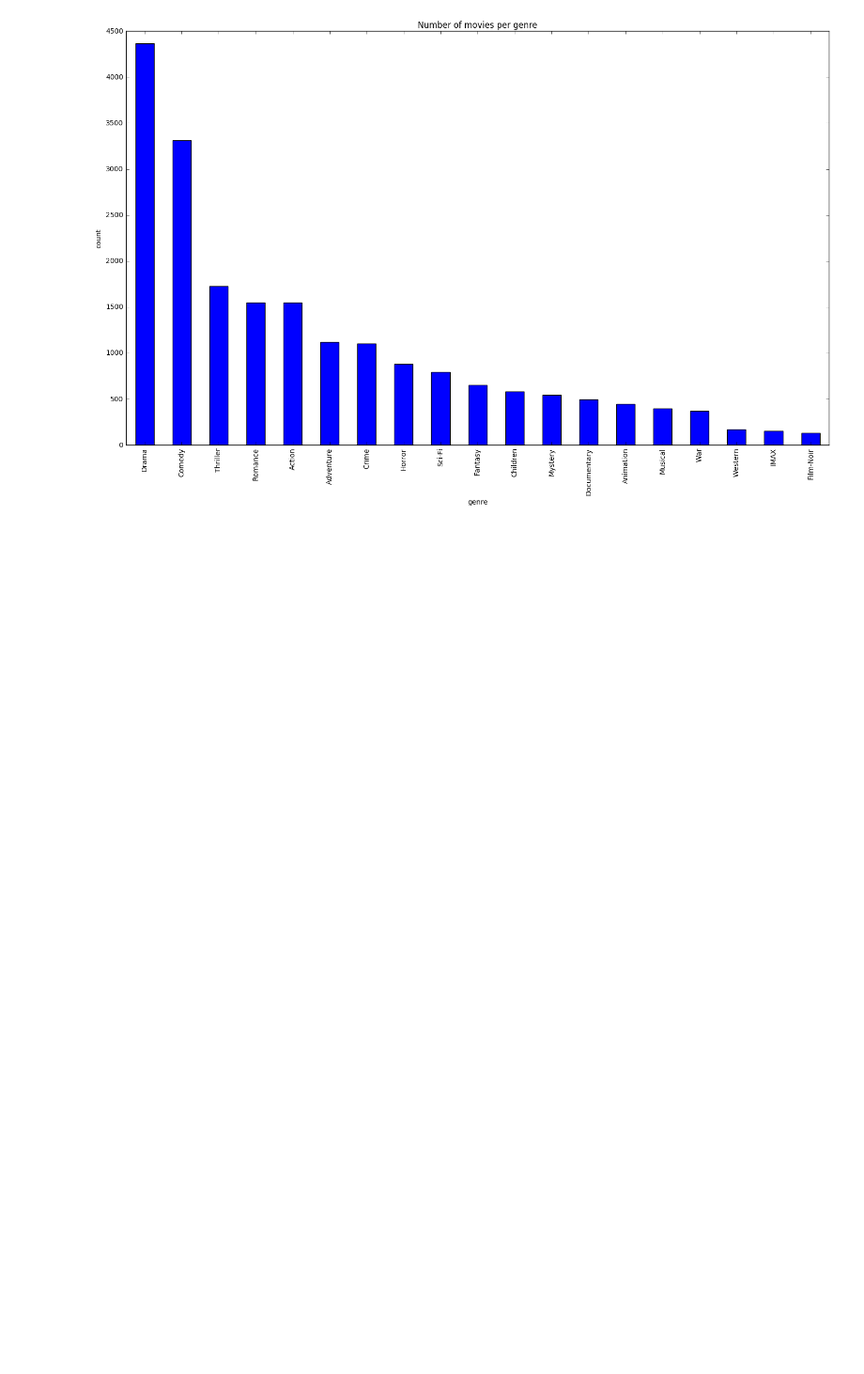
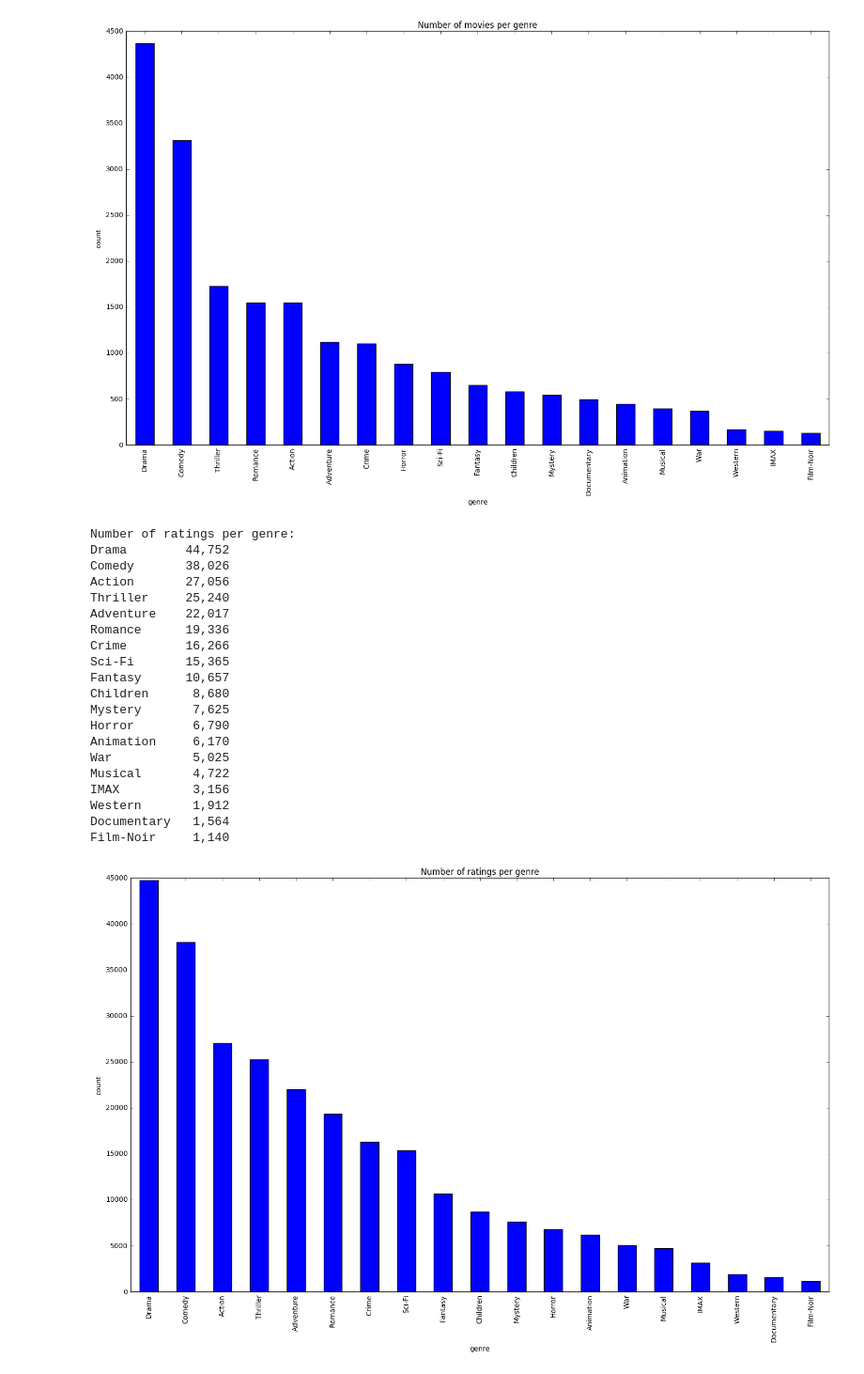
Before and after one commit to starbuck10/CS109a_DataScience_UserRatings_Team_Project, a Jupyter notebook: MovieLens/User_Ratings_Project.ipynb, the cells around one changed output. Shown at 94% size. Drawn from its saved outputs; the diff is of its cells as text; code cells hidden in the pictures; blank space fills up the shorter version.

Commit message:
explore_genre_mean_ratings

```diff
--- a/MovieLens/User_Ratings_Project.ipynb
+++ b/MovieLens/User_Ratings_Project.ipynb
@@ -610,3 +610,64 @@ Western        168
 IMAX           153
 Film-Noir      133
 [figure]
+# %%
+def explore_genre_mean_ratings(dataset):
+    ratings_df = dataset.ratings_df
+    movies_df = dataset.movies_df
+
+    merged_ratings_df = ratings_df.merge(movies_df)
+    # genres = movies_df['genres']
+
+    genre_dict = defaultdict(list)
+    for index, row in merged_ratings_df.iterrows():
+        genre_str = row['genres']
+        rating = row['rating']
+        genre_list = get_genre_list(genre_str)
+        for g in genre_list:
+            genre_dict[g].append(rating)
+
+    num_ratings_genre_dict = {key: len(value) for key, value in genre_dict.iteritems()}
+    sorted_num_ratings_genre_dict = sorted(num_ratings_genre_dict.items(), key=operator.itemgetter(1), reverse=True)
+
+    print 'Number of ratings per genre:'
+    for genre in sorted_num_ratings_genre_dict:
+        print '{:12} {:6,}'.format(genre[0], genre[1])
+
+    _, ax = plt.subplots(1, 1, figsize=get_fig_size())
+
+    genre_series = pd.Series([g[1] for g in sorted_num_ratings_genre_dict],
+                             index=[g[0] for g in sorted_num_ratings_genre_dict])
+
+    genre_series.plot(kind='bar', ax=ax)
+
+    ax.set_xlabel('genre')
+    ax.set_ylabel('count')
+    ax.set_title('Number of ratings per genre')
+
+    plt.tight_layout()
+    plt.show()
+
+
+explore_genre_mean_ratings(dataset)
+# %% [output]
+Number of ratings per genre:
+Drama        44,752
+Comedy       38,026
+Action       27,056
+Thriller     25,240
+Adventure    22,017
+Romance      19,336
+Crime        16,266
+Sci-Fi       15,365
+Fantasy      10,657
+Children      8,680
+Mystery       7,625
+Horror        6,790
+Animation     6,170
+War           5,025
+Musical       4,722
+IMAX          3,156
+Western       1,912
+Documentary   1,564
+Film-Noir     1,140
+[figure, added]
```
Also changed, not shown: 1 other file.
